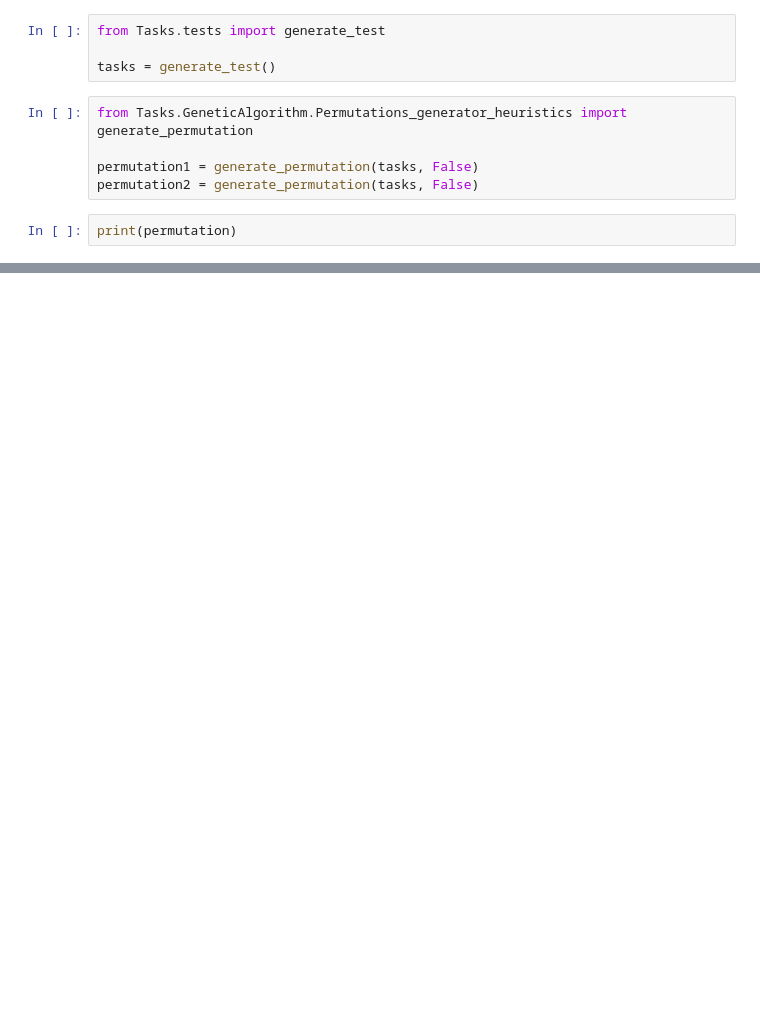
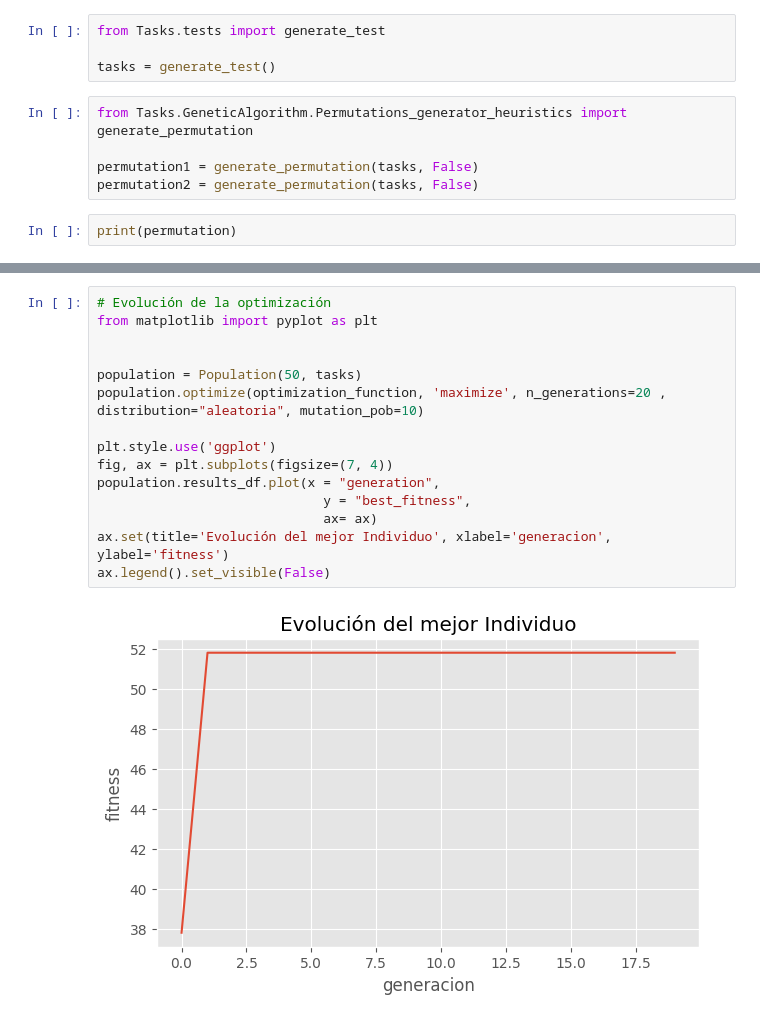
Before and after one commit to roo1202/ProjectManager, a Jupyter notebook: Pruebas.ipynb, the cells around one changed output, grey strips where cells are left out. Saved outputs shown, nothing was run; the diff lists cells and outputs as text; blank space fills up the shorter version.

```diff
--- a/Pruebas.ipynb
+++ b/Pruebas.ipynb
@@ -122 +124,18 @@ Asking_Report: []
 (<Simulation.Environment.WorkCenter at 0x...>, [])
+# %%
+# Evolución de la optimización
+from matplotlib import pyplot as plt
+
+
+population = Population(50, tasks)
+population.optimize(optimization_function, 'maximize', n_generations=20 , distribution="aleatoria", mutation_pob=10)
+
+plt.style.use('ggplot')
+fig, ax = plt.subplots(figsize=(7, 4))
+population.results_df.plot(x = "generation",
+                             y = "best_fitness",
+                             ax= ax)
+ax.set(title='Evolución del mejor Individuo', xlabel='generacion', ylabel='fitness')
+ax.legend().set_visible(False)
+# %% [output]
+[figure, added]
```
Also changed, not shown: parts of 1 cell of this notebook, 8 other files.
